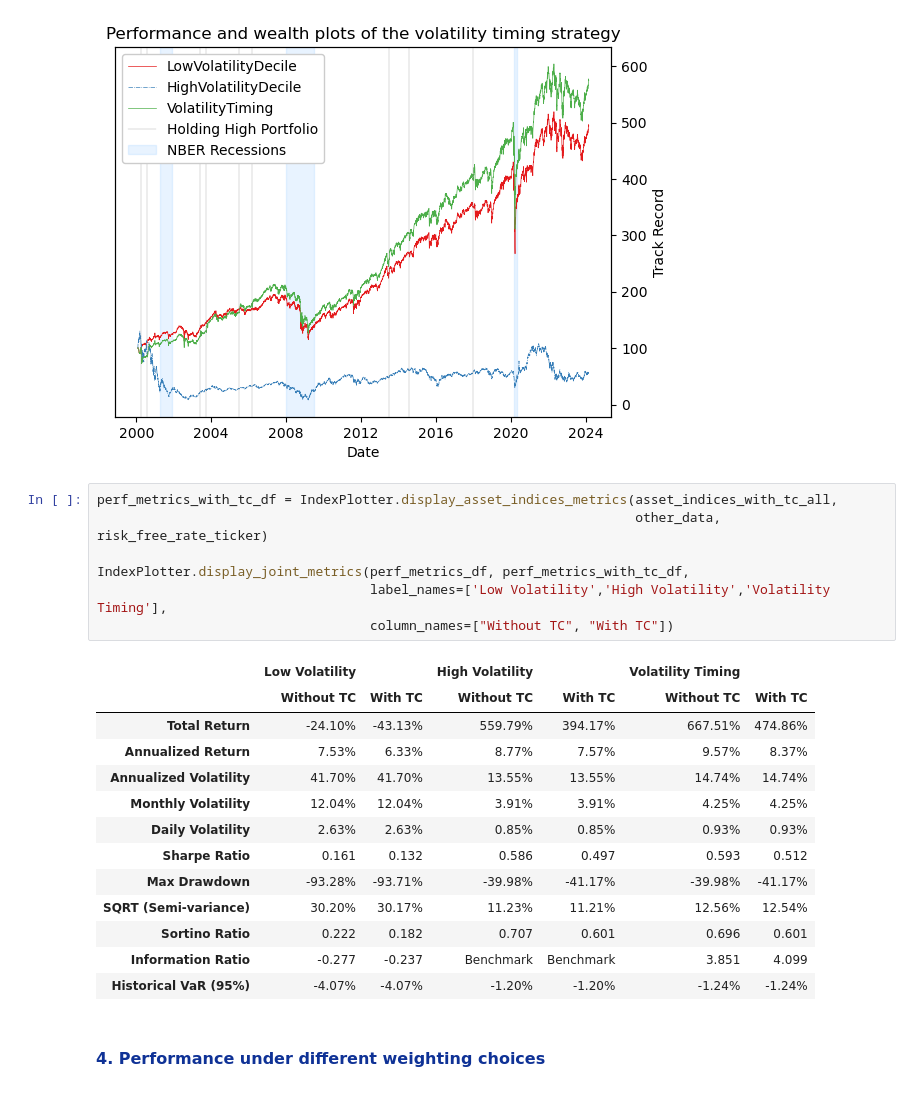
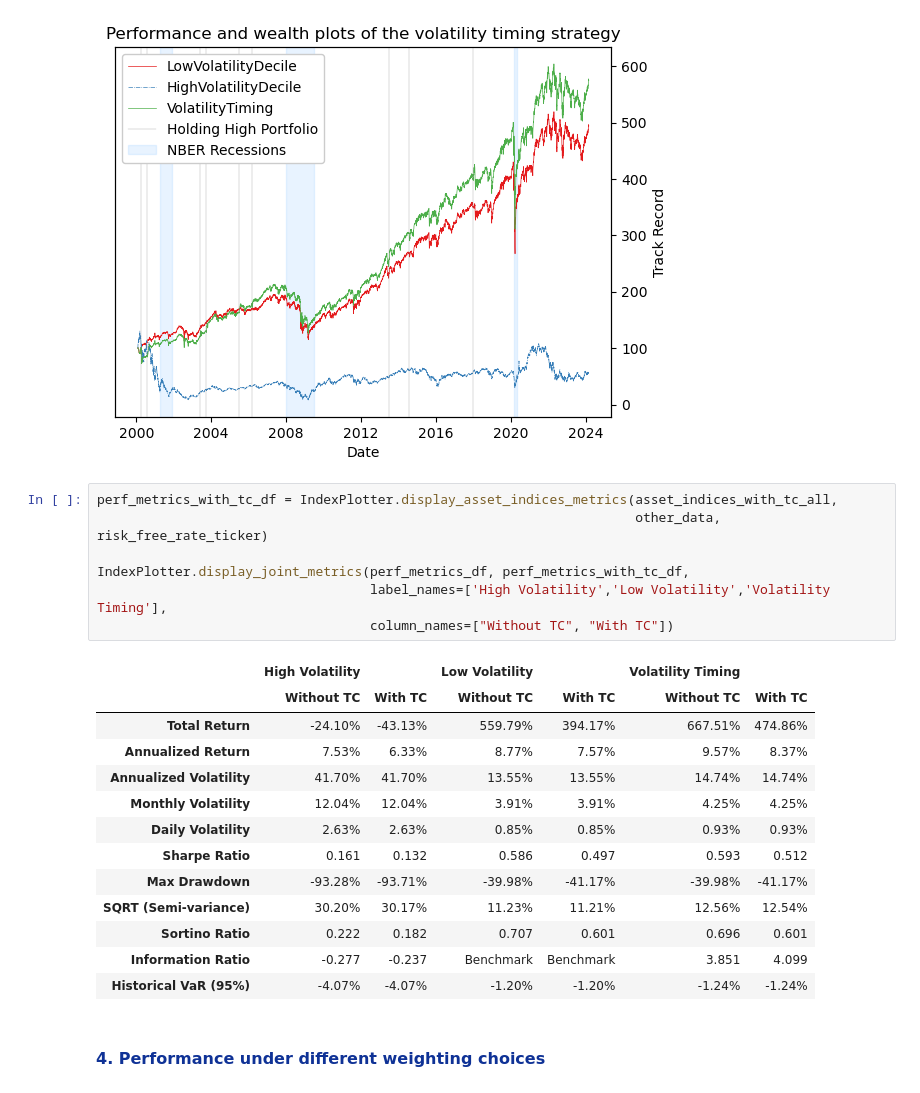
Before and after one commit to NaimLehbiben/Python-API-Bloomberg, a Jupyter notebook: Notebook.ipynb, the cells around one changed output. Drawn from its saved outputs; the diff is of its cells as text.

```diff
--- a/Notebook.ipynb
+++ b/Notebook.ipynb
@@ -169,12 +169,12 @@ IndexPlotter.plot_track_records(asset_indices_with_tc, other_data['USRINDEX Inde
 # %%
 perf_metrics_with_tc_df = IndexPlotter.display_asset_indices_metrics(asset_indices_with_tc_all,
                                                                      other_data, risk_free_rate_ticker)
 
 IndexPlotter.display_joint_metrics(perf_metrics_df, perf_metrics_with_tc_df,
-                                   label_names=['Low Volatility','High Volatility','Volatility Timing'],
+                                   label_names=['High Volatility','Low Volatility','Volatility Timing'],
                                    column_names=["Without TC", "With TC"])
 # %% [output]
-|  | Low Volatility |  | High Volatility |  | Volatility Timing |  |
+|  | High Volatility |  | Low Volatility |  | Volatility Timing |  |
 |  | Without TC | With TC | Without TC | With TC | Without TC | With TC |
 | Total Return | -24.10% | -43.13% | 559.79% | 394.17% | 667.51% | 474.86% |
 | Annualized Return | 7.53% | 6.33% | 8.77% | 7.57% | 9.57% | 8.37% |
```
